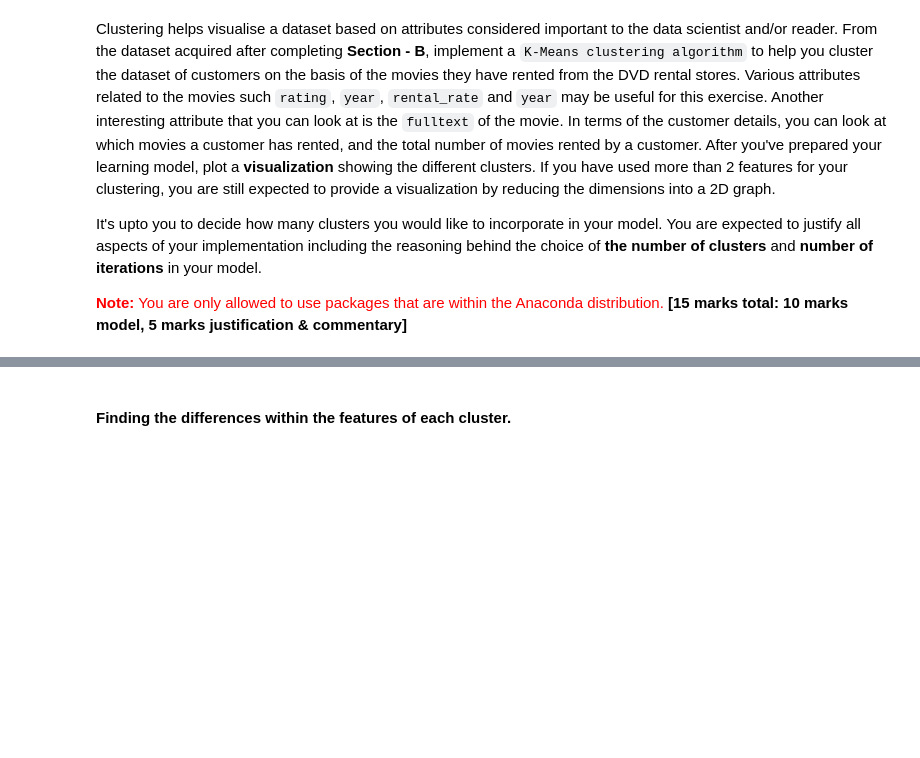
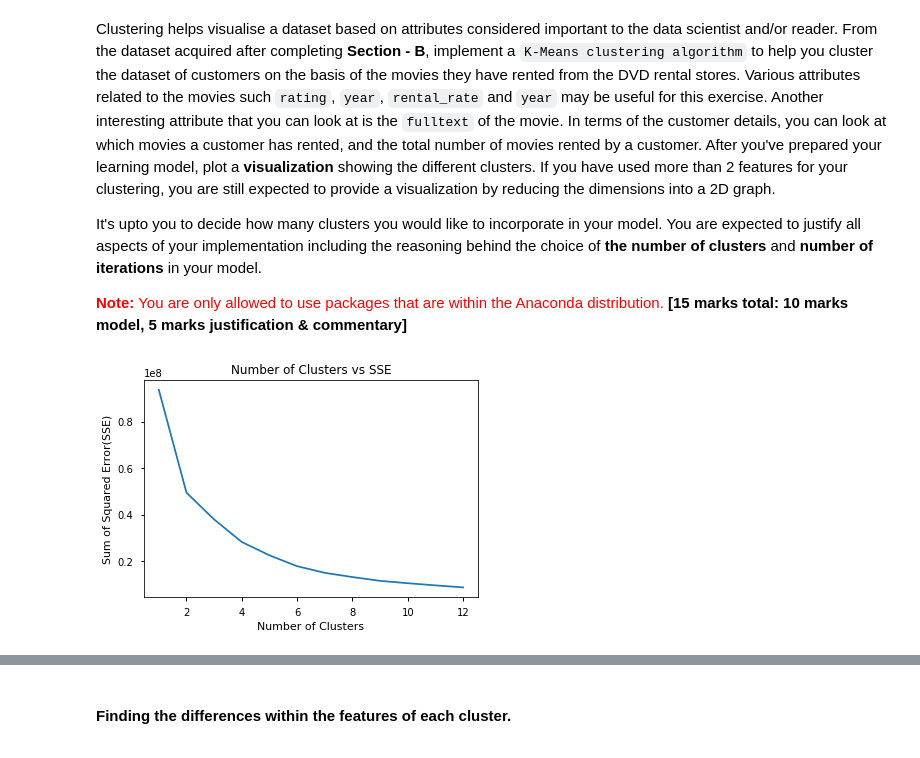
Before and after one commit to DannyFirmin/ML-KMeans-KNN-DecisionTrees, a Jupyter notebook: Assignment-2.ipynb, the cells around one changed output, grey strips where cells are left out. Saved outputs shown, nothing was run; the diff lists cells and outputs as text; code cells hidden in the pictures; blank space fills up the shorter version.

```diff
--- a/Assignment-2.ipynb
+++ b/Assignment-2.ipynb
@@ -455,26 +423,28 @@ It's upto you to decide how many clusters you would like to incorporate in your
 # %%
 # Change Category data "Rating" from String to Numeric
 df_elbow=df_cleaned
 df_elbow['rating'] = df_elbow['rating'].astype("category").cat.codes
 #    	actor_count
 # Principal Component Analysis - Dimensionality Reduction
 pca = PCA(n_components=2)
-df_X = df_elbow[['rental_duration', 'rental_rate', 'length', 'replacement_cost', "popularity_sum",'rating', 'category_id']]
+df_X = df_elbow[['rental_duration', 'rental_rate',"inventory_count", ""'length', 'replacement_cost', "popularity_sum",'rating', 'category_id']]
 df_X = df_X.dropna()
 pca.fit(df_X)
 transform = pca.transform(df_X)
 
 # Finding the best number of clusters (k) for KMeans
 sse = []
 for i in range(1, 13):
     KM = KMeans(n_clusters=i)
     KM.fit(transform)
     sse.append(KM.inertia_)
 plt.plot(range(1, 13), sse)
 plt.title("Number of Clusters vs SSE")
 plt.xlabel("Number of Clusters")
 plt.ylabel("Sum of Squared Error(SSE)")
 plt.show()
+# %% [output]
+[figure, added]
 # %%
 # As shows from above, the optimal value of K is 3
 km = KMeans(n_clusters=4, max_iter=1)
```
Also changed, not shown: parts of 10 cells of this notebook, 1 other file.
